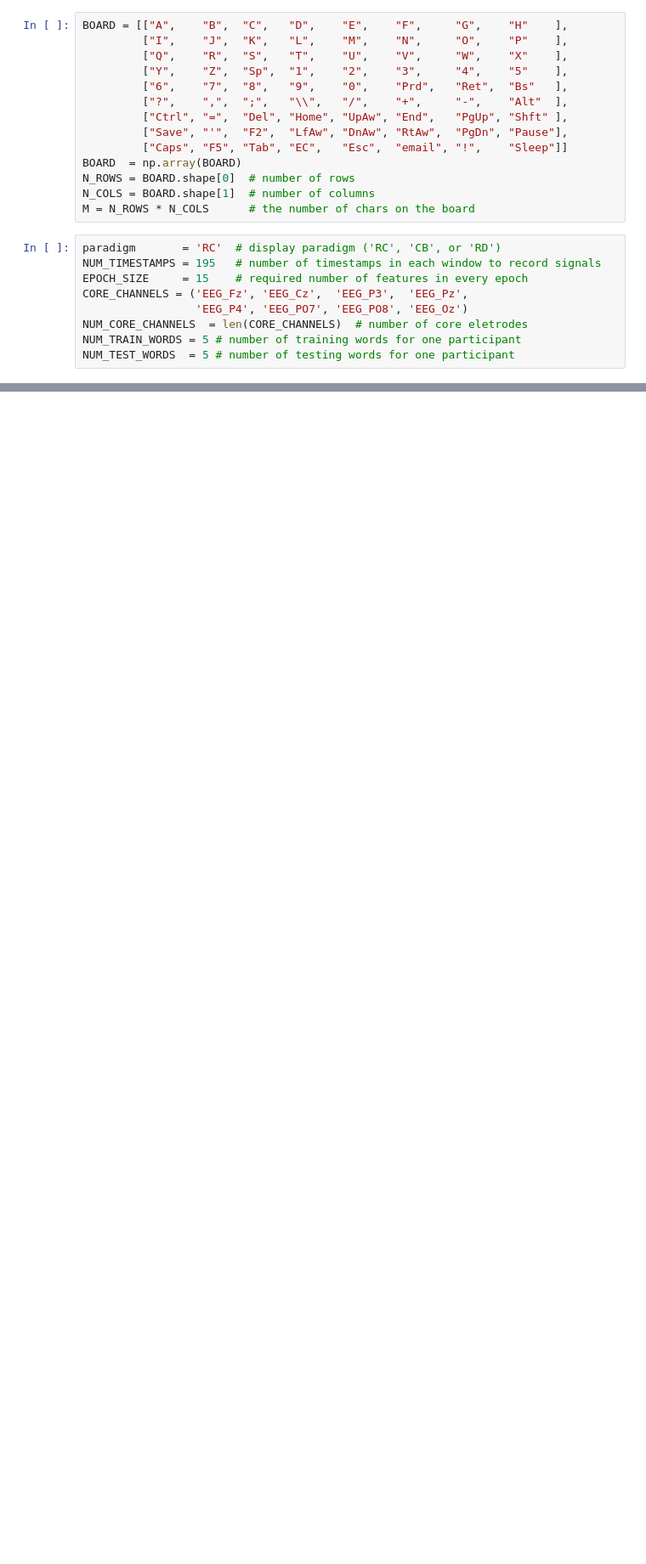
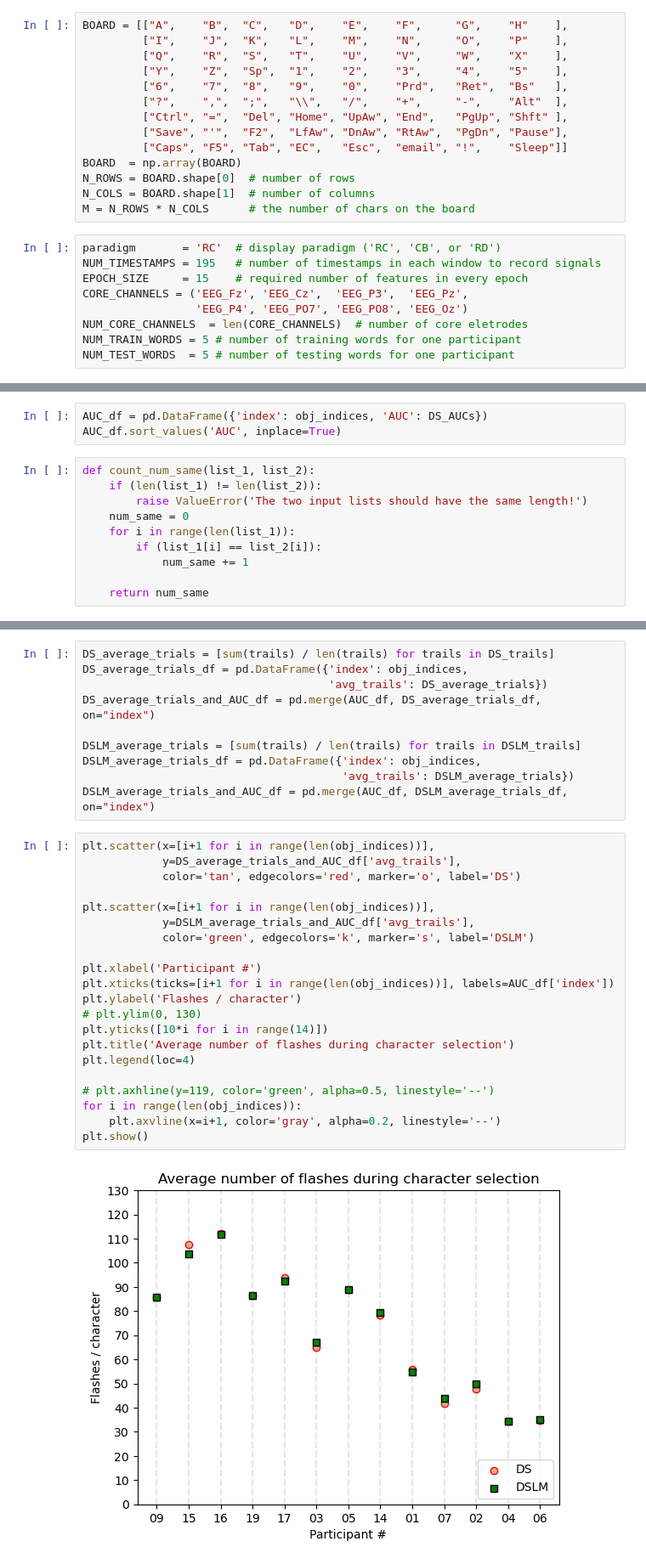
Before and after one commit to zs144/P300-BCI, a Jupyter notebook: Task6/task6.ipynb, the cells around one changed output, grey strips where cells are left out. Shown at 85% size. Saved outputs shown, nothing was run; the diff lists cells and outputs as text; blank space fills up the shorter version.

```diff
--- a/Task6/task6.ipynb
+++ b/Task6/task6.ipynb
@@ -190,3 +231,16 @@ for obj in obj_indices:
         participant_perform.append(trail_perform)
 
     DS_all_performance.append(participant_perform)
+# %%
+AUC_df = pd.DataFrame({'index': obj_indices, 'AUC': DS_AUCs})
+AUC_df.sort_values('AUC', inplace=True)
+# %%
+def count_num_same(list_1, list_2):
+    if (len(list_1) != len(list_2)):
+        raise ValueError('The two input lists should have the same length!')
+    num_same = 0
+    for i in range(len(list_1)):
+        if (list_1[i] == list_2[i]):
+            num_same += 1
+
+    return num_same
@@ -192,0 +518,33 @@ for obj in obj_indices:
+# %%
+DS_average_trials = [sum(trails) / len(trails) for trails in DS_trails]
+DS_average_trials_df = pd.DataFrame({'index': obj_indices,
+                                     'avg_trails': DS_average_trials})
+DS_average_trials_and_AUC_df = pd.merge(AUC_df, DS_average_trials_df, on="index")
+
+DSLM_average_trials = [sum(trails) / len(trails) for trails in DSLM_trails]
+DSLM_average_trials_df = pd.DataFrame({'index': obj_indices,
+                                       'avg_trails': DSLM_average_trials})
+DSLM_average_trials_and_AUC_df = pd.merge(AUC_df, DSLM_average_trials_df, on="index")
+# %%
+plt.scatter(x=[i+1 for i in range(len(obj_indices))],
+            y=DS_average_trials_and_AUC_df['avg_trails'],
+            color='tan', edgecolors='red', marker='o', label='DS')
+
+plt.scatter(x=[i+1 for i in range(len(obj_indices))],
+            y=DSLM_average_trials_and_AUC_df['avg_trails'],
+            color='green', edgecolors='k', marker='s', label='DSLM')
+
+plt.xlabel('Participant #')
+plt.xticks(ticks=[i+1 for i in range(len(obj_indices))], labels=AUC_df['index'])
+plt.ylabel('Flashes / character')
+# plt.ylim(0, 130)
+plt.yticks([10*i for i in range(14)])
+plt.title('Average number of flashes during character selection')
+plt.legend(loc=4)
+
+# plt.axhline(y=119, color='green', alpha=0.5, linestyle='--')
+for i in range(len(obj_indices)):
+    plt.axvline(x=i+1, color='gray', alpha=0.2, linestyle='--')
+plt.show()
+# %% [output]
+[figure, added]
```
Also changed, not shown: parts of 13 cells of this notebook, 1 other file.
